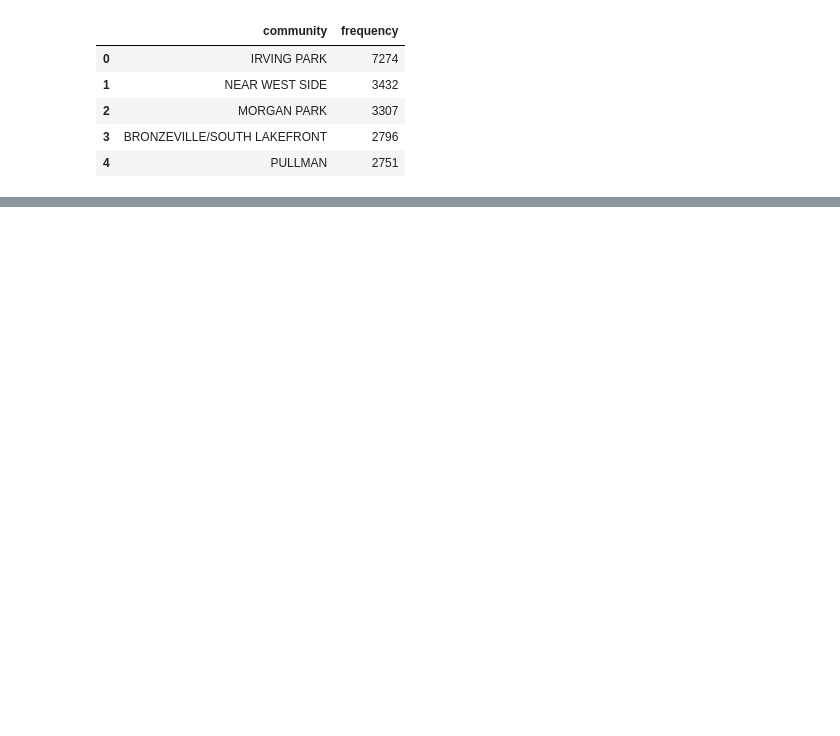
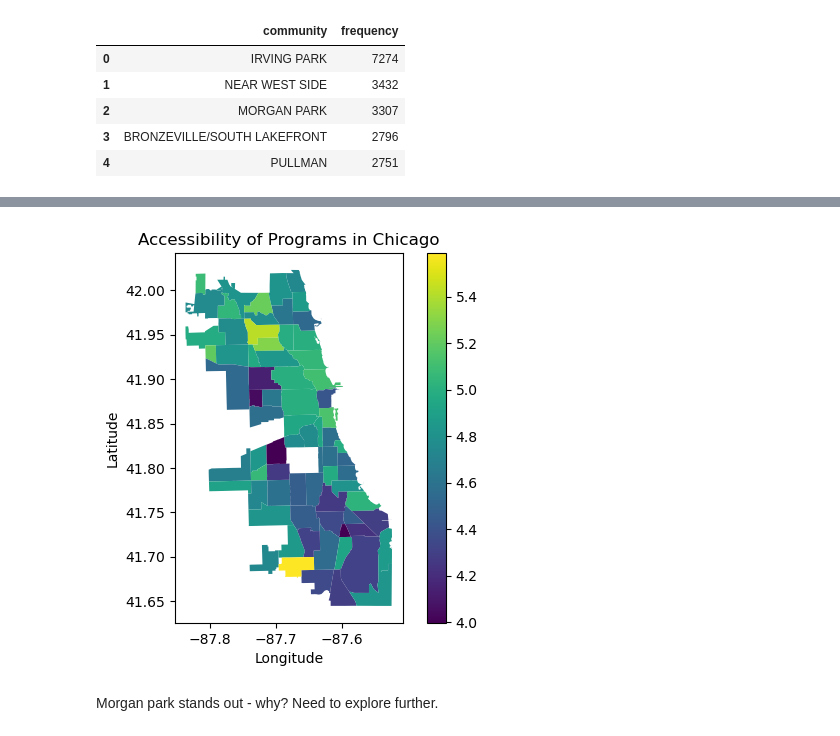
Before and after one commit to mholleranm/STAT390, a Jupyter notebook: albert-eda.ipynb, the cells around one changed output, grey strips where cells are left out. Saved outputs shown, nothing was run; the diff lists cells and outputs as text; code cells hidden in the pictures; blank space fills up the shorter version.

```diff
--- a/albert-eda.ipynb
+++ b/albert-eda.ipynb
@@ -206,0 +259,5 @@ plt.show()
+# %%
+accessibility = mcmf_filtered[['Geographic Cluster Name', 'Accessibility']]
+accessibility = accessibility.groupby('Geographic Cluster Name').mean()
+accessibility = accessibility.reset_index()
+accessibility.head()
@@ -206,0 +271,13 @@ plt.show()
+# %%
+accessibility.rename(columns = {'Geographic Cluster Name': 'community'}, inplace = True)
+commAreas = commAreas.merge(accessibility, on = 'community')
+# %%
+commAreas.plot(column = commAreas.Accessibility, legend = True)
+plt.xlabel('Longitude')
+plt.ylabel('Latitude')
+plt.title('Accessibility of Programs in Chicago')
+plt.show()
+# %% [output]
+[figure, added]
+# %% [markdown]
+Morgan park stands out - why? Need to explore further.
```
Also changed, not shown: parts of 14 cells of this notebook, 1 other file.
